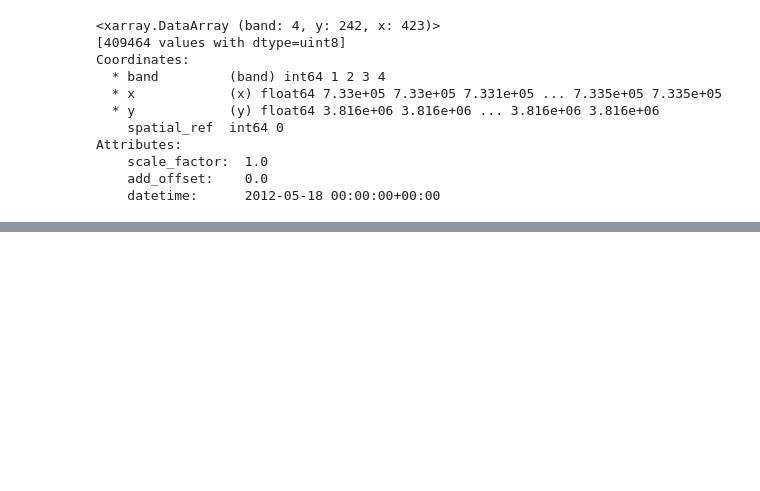
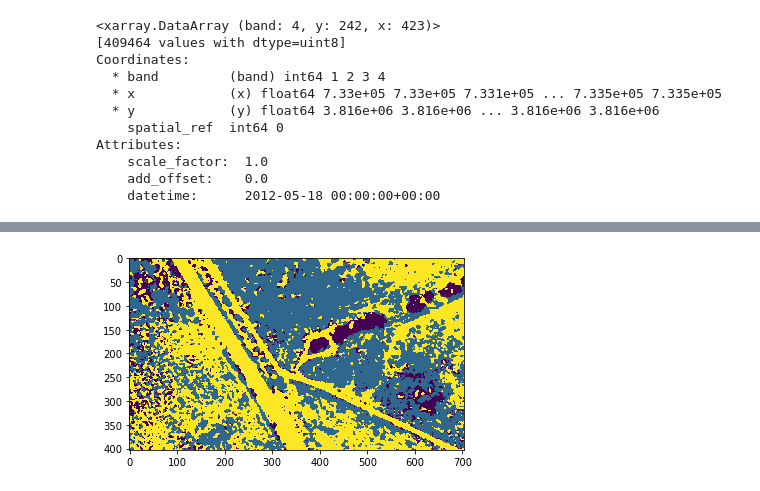
Before and after one commit to NCEAS/msai4earth-esa, a Jupyter notebook: iceplant_detection/TRIALS_majority_filter.ipynb, the cells around one changed output, grey strips where cells are left out. Cells and saved outputs as stored; diff of their text form; code cells hidden in the pictures; blank space fills up the shorter version.

```diff
--- a/iceplant_detection/TRIALS_majority_filter.ipynb
+++ b/iceplant_detection/TRIALS_majority_filter.ipynb
@@ -175,0 +196,5 @@ plt.show()
+# %%
+plt.imshow(filter12_inter, interpolation='none')
+plt.show()
+# %% [output]
+[figure, added]
```
Also changed, not shown: parts of 30 cells of this notebook.
